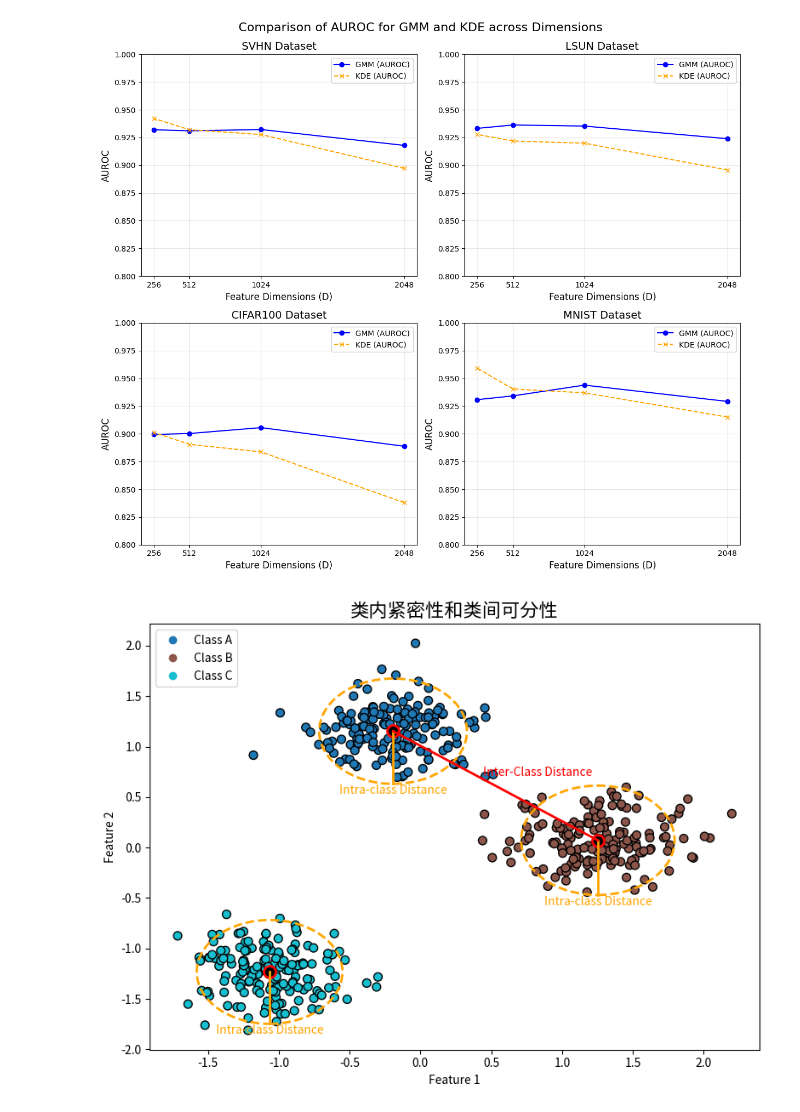
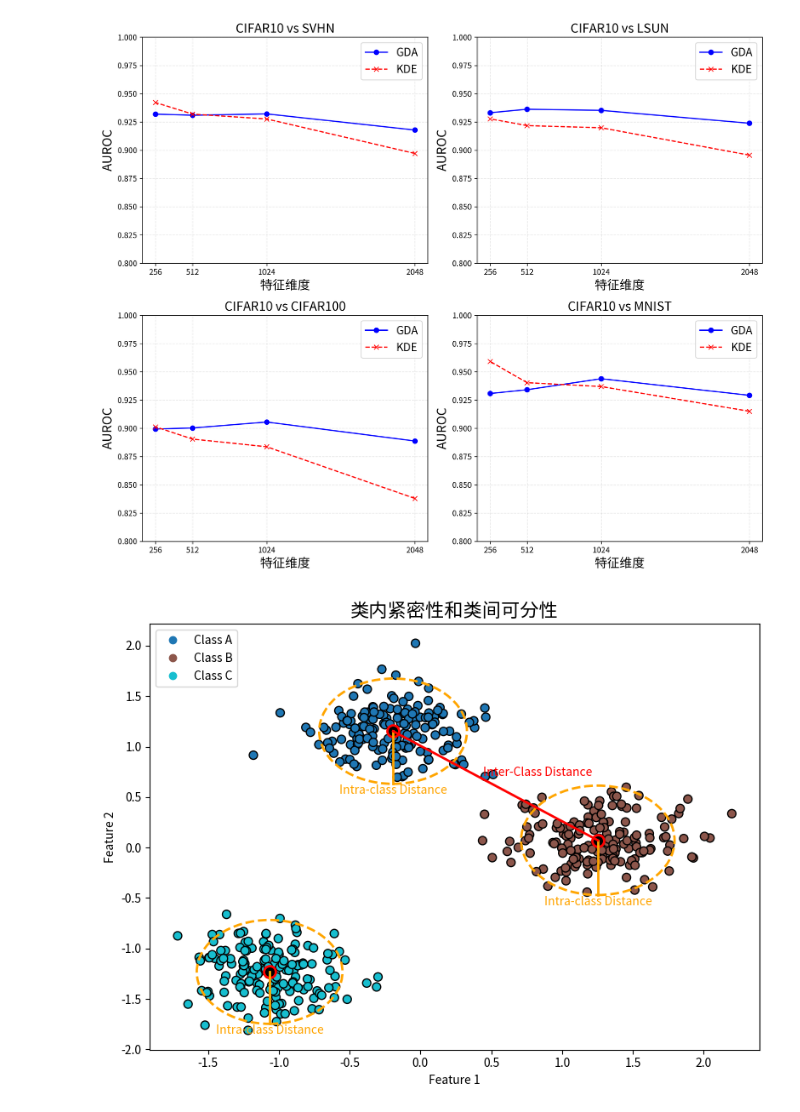
Before and after one commit to buyizhiyou/YYM, a Jupyter notebook: dum/notebooks/visualize_dimension.ipynb, the cells around one changed output. Cells and saved outputs as stored; diff of their text form; code cells hidden in the pictures.

```diff
--- a/dum/notebooks/visualize_dimension.ipynb
+++ b/dum/notebooks/visualize_dimension.ipynb
@@ -123,7 +123,7 @@ fig, axes = plt.subplots(4, 4, figsize=(20, 20))
 axes = axes.flatten()  # 将多维数组展平成一维，方便迭代
 
 datasets = ["cifar100", "lsun", "mnist", "svhn"]
-plot_titles = ["1000张图片计算耗时", "GMM模型存储", "AUROC", "AUPRC"]
+plot_titles = ["1000张图片计算耗时", "GDA模型存储", "AUROC", "AUPRC"]
 dataset_markers = {
     "cifar100": "o",
     "lsun": "s",
@@ -177,7 +177,7 @@ for i, dataset in enumerate(datasets):
             ax.plot(avg_dimension, y_data, marker=dataset_markers[dataset], label=f'{dataset.upper()} {y_label}')
             ax.axhline(baseline, color='red', linestyle='--', label=f'{baseline_label}={baseline:.2f}')
             ax.set_title(f'{dataset.upper()} - {plot_titles[j]}')
-            ax.set_xlabel('Dimension')
+            ax.set_xlabel('特征维度')
             ax.set_ylabel(y_label)
             ax.legend()
 
@@ -194,11 +308,19 @@ plt.show()
 # %%
 import matplotlib.pyplot as plt
 import numpy as np
+import matplotlib
+from matplotlib import font_manager
+
+font_path = './fonts/NotoSansCJK-Regular.ttc'  # 你的字体路径
+font_prop = font_manager.FontProperties(fname=font_path)
+
+matplotlib.rcParams['font.family'] = font_prop.get_name()
+matplotlib.rcParams['axes.unicode_minus'] = False  # 防止负号显示问题
 
 # 数据
 dimensions = [2048, 1024, 512, 256]
 ood_datasets = ["SVHN", "LSUN", "CIFAR100", "MNIST"]
-gmm_auroc = {
+GDA_auroc = {
     "SVHN": [0.9179, 0.9322, 0.9310, 0.9320],
     "LSUN": [0.9239, 0.9353, 0.9363, 0.9332],
     "CIFAR100": [0.8888, 0.9056, 0.9003, 0.8994],
@@ -210,43 +332,44 @@ kde_auroc = {
     "CIFAR100": [0.8380, 0.8837, 0.8905, 0.9013],
     "MNIST": [0.9151, 0.9370, 0.9404, 0.9592],
 }
 
 # 设置画布
 fig, axs = plt.subplots(2, 2, figsize=(12, 10))
 axs = axs.flatten()
 
 # 绘制每个子图
 for i, dataset in enumerate(ood_datasets):
     ax = axs[i]
     ax.plot(
         dimensions,
-        gmm_auroc[dataset],
+        GDA_auroc[dataset],
         marker="o",
-        label=f"GMM (AUROC)",
+        label=f"GDA",
         color="blue"
     )
     ax.plot(
         dimensions,
         kde_auroc[dataset],
         marker="x",
         linestyle="--",
-        label=f"KDE (AUROC)",
-        color="orange"
+        label=f"KDE",
+        color="red"
     )
-    ax.set_title(f"{dataset} Dataset", fontsize=14)
-    ax.set_xlabel("Feature Dimensions (D)", fontsize=12)
-    ax.set_ylabel("AUROC", fontsize=12)
+    ax.set_title(f"CIFAR10 vs {dataset}", fontsize=16)
+    ax.set_xlabel("特征维度", fontsize=16)
+    ax.set_ylabel("AUROC", fontsize=16)
     ax.set_xticks(dimensions)
     ax.set_ylim(0.8, 1.0)
-    ax.legend()
+    ax.legend(fontsize=14)
     ax.grid(alpha=0.3)
 
 # 调整布局
 plt.tight_layout()
-plt.suptitle("Comparison of AUROC for GMM and KDE across Dimensions", fontsize=16, y=1.02)
+plt.suptitle("", fontsize=16, y=1.02)
+plt.savefig("pngs/GDA_kde_dimension.pdf",dpi=500)
 plt.show()
 # %% [output]
-[figure, old version]
+[figure, new version]
 # %%
 import numpy as np
 import matplotlib.pyplot as plt
```
Also changed, not shown: parts of 3 cells of this notebook, 21 other files.
